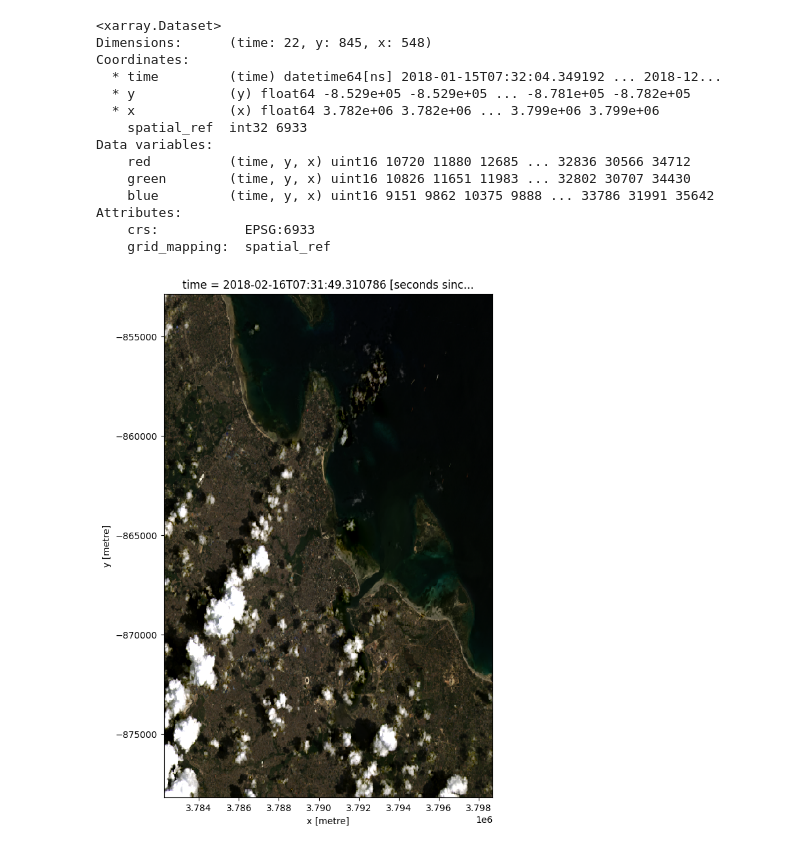
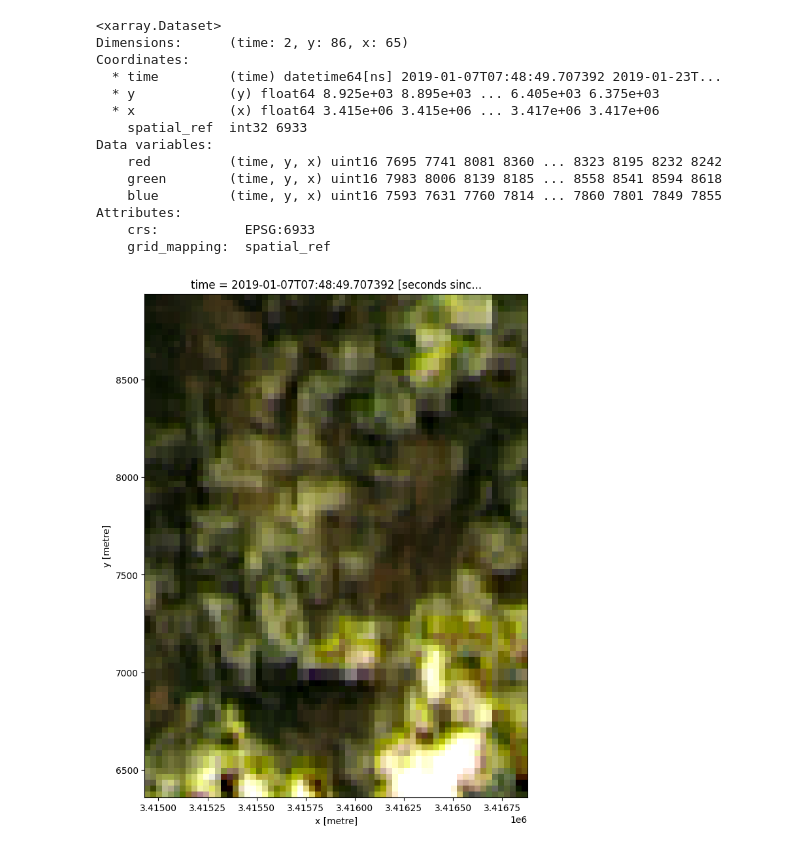
Before and after one commit to Fredo200/Geospatial_Programming, a Jupyter notebook: Load_data.ipynb, the cells around one changed output. Drawn from its saved outputs; the diff is of its cells as text; code cells hidden in the pictures.

```diff
--- a/Load_data.ipynb
+++ b/Load_data.ipynb
@@ -17,9 +15,9 @@ display_map(x, y)
 # %%
 landsat_ds = dc.load (
     product="ls8_sr",
-    x=(39.20, 39.37),
-    y=(-6.90, -6.70),
-    time=("2018-01-01", "2018-12-31"),
+    x=(35.393, 35.413),
+    y=(0.05, 0.07),
+    time=('2019-01-01', '2019-01-31'),
     output_crs="EPSG:6933",
     resolution=(-30, 30),
     group_by="solar_day",
@@ -28,23 +26,23 @@ landsat_ds = dc.load (
 landsat_ds
 # %% [output]
 <xarray.Dataset>
-Dimensions:      (time: 22, y: 845, x: 548)
+Dimensions:      (time: 2, y: 86, x: 65)
 Coordinates:
-  * time         (time) datetime64[ns] 2018-01-15T07:32:04.349192 ... 2018-12...
-  * y            (y) float64 -8.529e+05 -8.529e+05 ... -8.781e+05 -8.782e+05
-  * x            (x) float64 3.782e+06 3.782e+06 ... 3.799e+06 3.799e+06
+  * time         (time) datetime64[ns] 2019-01-07T07:48:49.707392 2019-01-23T...
+  * y            (y) float64 8.925e+03 8.895e+03 ... 6.405e+03 6.375e+03
+  * x            (x) float64 3.415e+06 3.415e+06 ... 3.417e+06 3.417e+06
     spatial_ref  int32 6933
 Data variables:
-    red          (time, y, x) uint16 10720 11880 12685 ... 32836 30566 34712
-    green        (time, y, x) uint16 10826 11651 11983 ... 32802 30707 34430
-    blue         (time, y, x) uint16 9151 9862 10375 9888 ... 33786 31991 35642
+    red          (time, y, x) uint16 7695 7741 8081 8360 ... 8323 8195 8232 8242
+    green        (time, y, x) uint16 7983 8006 8139 8185 ... 8558 8541 8594 8618
+    blue         (time, y, x) uint16 7593 7631 7760 7814 ... 7860 7801 7849 7855
 Attributes:
     crs:           EPSG:6933
     grid_mapping:  spatial_ref
 # %%
-rgb(landsat_ds, bands=['red', 'green', 'blue'], index=2, size=10)
+rgb(landsat_ds, bands=['red', 'green', 'blue'], index=0, size=10)
 # %% [output]
-[figure, old version]
+[figure, new version]
 # %%
 sentinel_2_ds = dc.load (
     product="s2_l2a",
```
Also changed, not shown: parts of 4 cells of this notebook, 1 other file.
